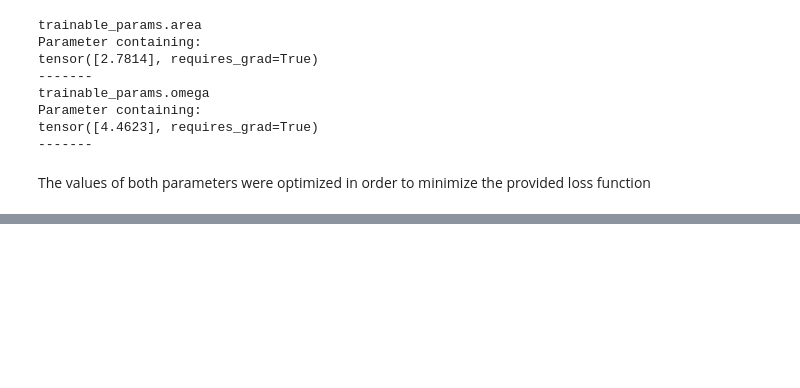
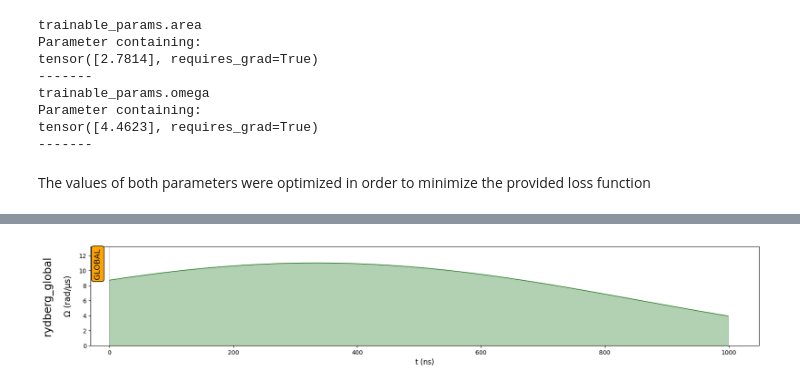
Before and after one commit to pasqal-io/pulser-diff, a Jupyter notebook: tutorials/pulse_optimization.ipynb, the cells around one changed output, grey strips where cells are left out. Drawn from its saved outputs; the diff is of its cells as text; code cells hidden in the pictures; blank space fills up the shorter version.

```diff
--- a/tutorials/pulse_optimization.ipynb
+++ b/tutorials/pulse_optimization.ipynb
@@ -125,0 +133,27 @@ The values of both parameters were optimized in order to minimize the provided l
+# %%
+# create register
+reg = Register.rectangle(1, 2, spacing=8, prefix="q")
+
+# create sequence and declare channels
+seq = Sequence(reg, MockDevice)
+seq.declare_channel("rydberg_global", "rydberg_global")
+# %%
+duration = 1000
+
+# define parameters governing the shape of custom amplitude waveform
+param1_var = seq.declare_variable("param1")
+param2_var = seq.declare_variable("param2")
+param3_var = seq.declare_variable("param3")
+param4_var = seq.declare_variable("param4")
+
+def waveform(t: int, param1: Parametrized, param2: Parametrized, param3: Parametrized, param4: Parametrized) -> Parametrized:
+    # custom waveform function
+    var = param1 * (param4 * t/1000 - param3).cos() + param2
+    return var
+
+variables = {"param1": param1_var, "param2": param2_var, "param3": param3_var, "param4": param4_var}
+for t in range(duration):
+    # define variable for each time according to some function (waveform)
+    var = waveform(t, param1_var, param2_var, param3_var, param4_var)
+    pulse = Pulse.ConstantPulse(1, var, 0.0, 0.0)
+    seq.add(pulse, "rydberg_global")
@@ -125,0 +180,15 @@ The values of both parameters were optimized in order to minimize the provided l
+# %%
+# create quantum model from sequence
+param1 = torch.tensor([5.0], requires_grad=True)
+param2 = torch.tensor([6.0], requires_grad=True)
+param3 = torch.tensor([1.0], requires_grad=True)
+param4 = torch.tensor([3.0], requires_grad=True)
+trainable_params = {"param1": param1, "param2": param2, "param3": param3, "param4": param4}
+model = QuantumModel(seq, trainable_params, sampling_rate=0.5, solver="krylov")
+
+# list trainable parameters of the model
+print()
+for name, param in model.named_parameters():
+    print(name)
+    print(param)
+    print('-------')
@@ -125,0 +212,5 @@ The values of both parameters were optimized in order to minimize the provided l
+# %%
+# draw sequence with INITIAL parameter values
+model.built_seq.draw()
+# %% [output]
+[figure, added]
```
Also changed, not shown: parts of 10 cells of this notebook, 1 other file.
